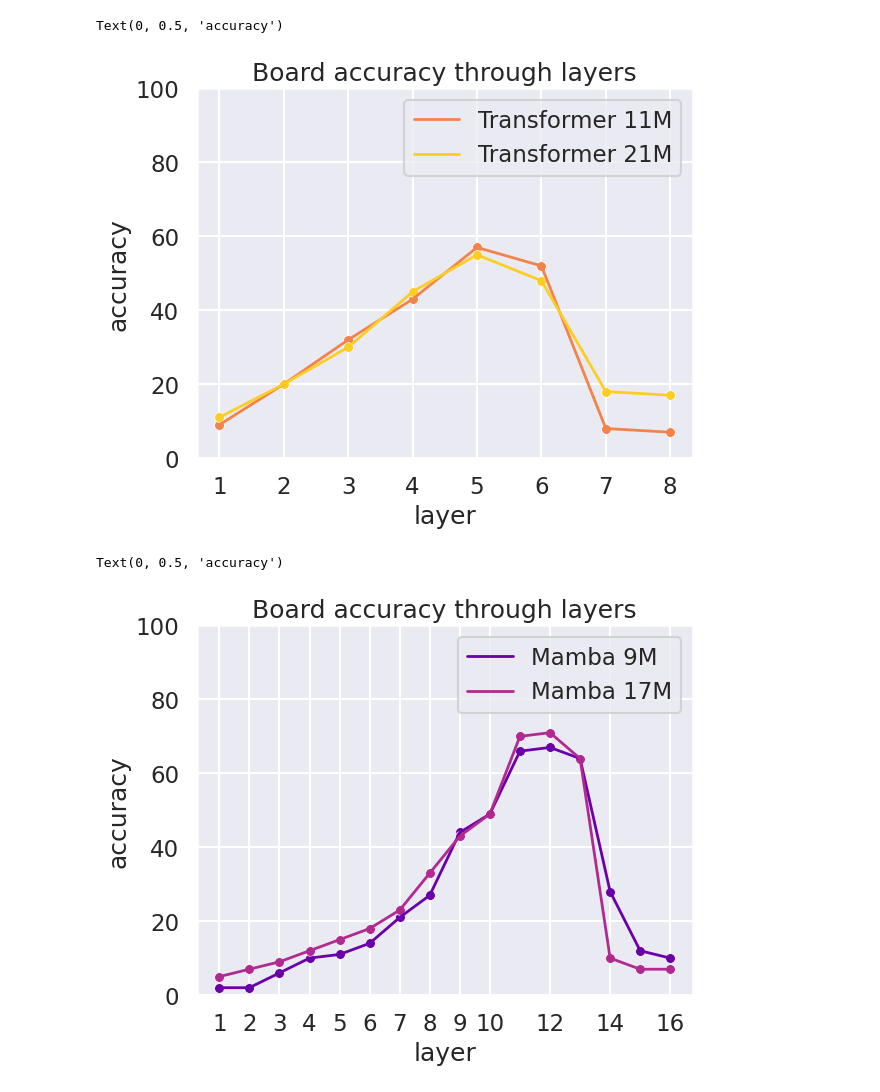
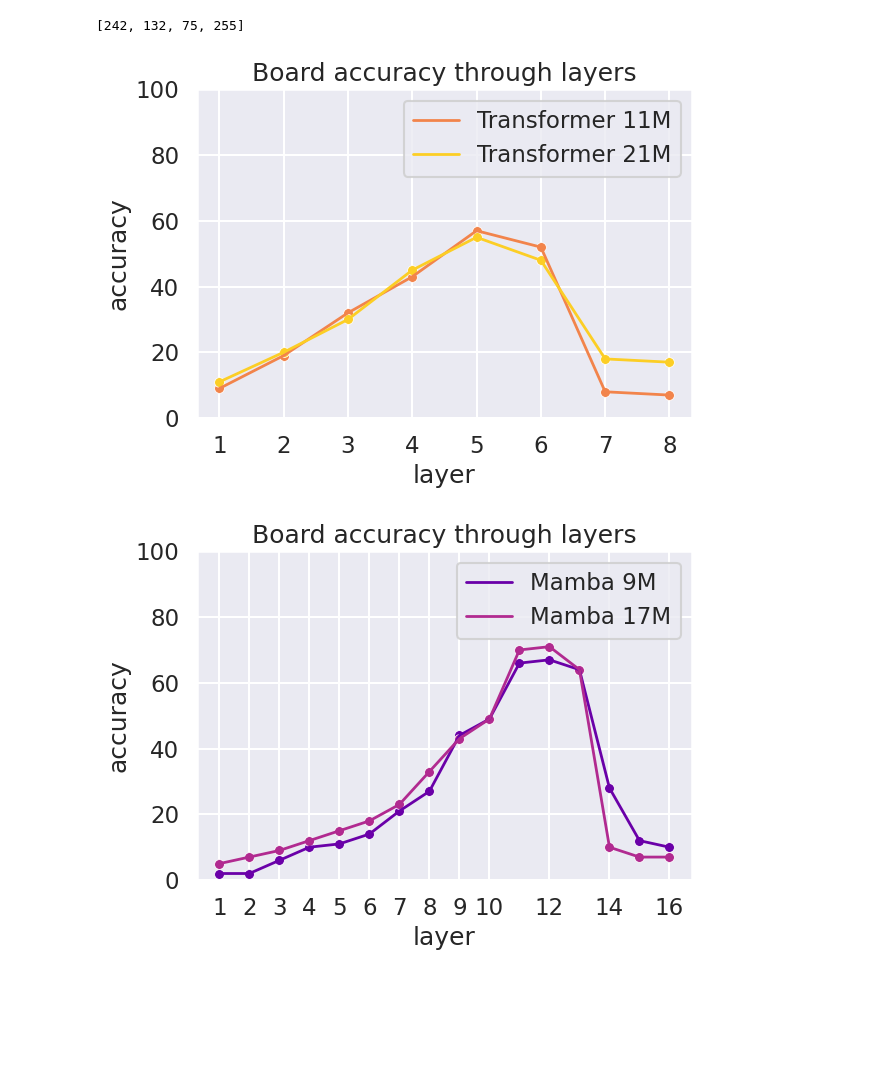
Before and after one commit to alxndrTL/othello_mamba, a Jupyter notebook: plots.ipynb, the cells around one changed output. Cells and saved outputs as stored; diff of their text form; code cells hidden in the pictures; blank space fills up the shorter version.

```diff
--- a/plots.ipynb
+++ b/plots.ipynb
@@ -12,41 +12,47 @@ colors = [cmap(0.7), cmap(0.9), cmap(0.2), cmap(0.4)]
 
 # 2 : 9M Mamba - sparkling-butterfly-50
 # 3 : 17M Mamba - stoic-lion-30
+# %%
+[int(255*colors[0][i]) for i in range(len(colors[2]))]
+# %% [output]
+[242, 132, 75, 255]
 # %%
 x_data = [1, 2, 3, 4, 5, 6, 7, 8]
 y1 = [86, 92, 95, 96, 97, 97, 92, 91] # 11M cell acc (breezy-breeze-46)
 y2 = [9, 19, 32, 43, 57, 52, 8, 7] # 11M board acc
 
 y3 = [88, 92, 95, 96, 97, 97, 95, 95] # 21M cell acc (electric-night-47)
 y4 = [11, 20, 30, 45, 55, 48, 18, 17] # 21M board acc
 
 cmap = cm.plasma
 colors = [cmap(0.7), cmap(0.9), cmap(0.2), cmap(0.4)]
 
 #sns.set_context('talk')
 sns.set_theme('talk')
 
 #ax = sns.lineplot(x=x_data, y=y1, color=colors[0], linewidth=2, label="slt")
 #sns.scatterplot(ax=ax, x=x_data, y=y1, color=colors[0], s=50)
 
 ax = sns.lineplot(x=x_data, y=y2, color=colors[0], linewidth=2, label="Transformer 11M")
 sns.scatterplot(ax=ax, x=x_data, y=y2, color=colors[0], s=50)
 
 #sns.lineplot(ax=ax, x=x_data, y=y3, color=colors[2], linewidth=2)
 #sns.scatterplot(ax=ax, x=x_data, y=y3, color=colors[2], s=50)
 
 sns.lineplot(ax=ax, x=x_data, y=y4, color=colors[1], linewidth=2, label="Transformer 21M")
 sns.scatterplot(ax=ax, x=x_data, y=y4, color=colors[1], s=50)
 
 ax.set_xticks(x_data)
 ax.set_ybound(0, 100)
 
 ax.set_title('Board accuracy through layers', fontsize=18)
 ax.set_xlabel('layer')
 ax.set_ylabel('accuracy')
+
+plt.tight_layout()
+plt.savefig("boardacc_through_layers_transformer.png", dpi=600)
 # %% [output]
-Text(0, 0.5, 'accuracy')
-[figure, old version]
+[figure, new version]
 # %%
 x_data = [1, 2, 3, 4, 5, 6, 7, 8, 9, 10, 11, 12, 13, 14, 15, 16]
 y1 = [2, 2, 6, 10, 11, 14, 21, 27, 44, 49, 66, 67, 64, 28, 12, 10] # 9M board acc (sparkling-butterfly-50)
@@ -67,9 +73,11 @@ ax.set_ybound(0, 100)
 ax.set_title('Board accuracy through layers', fontsize=18)
 ax.set_xlabel('layer')
 ax.set_ylabel('accuracy')
+
+plt.tight_layout()
+plt.savefig("boardacc_through_layers_mamba.png", dpi=600)
 # %% [output]
-Text(0, 0.5, 'accuracy')
-[figure, old version]
+[figure, new version]
 # %%
 x1 = [0, 154, 307, 461, 614, 768] # millions of tokens
 y1 = [2, 31, 39, 46, 53, 57] # breezy-breeze-46 board acc through training (11M Transformer)
```
Also changed, not shown: parts of 1 cell of this notebook, 9 other files.
